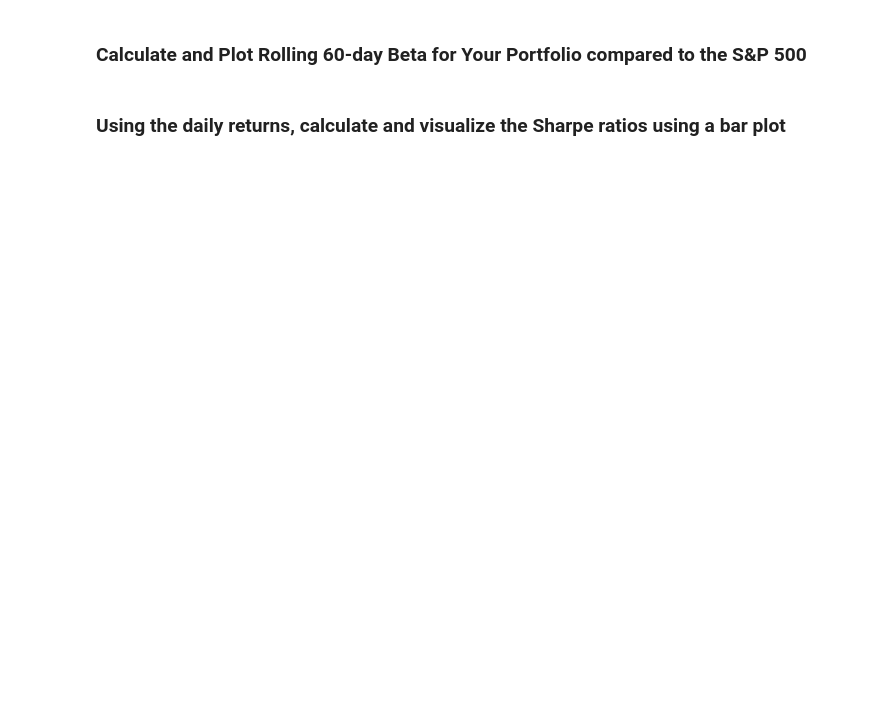
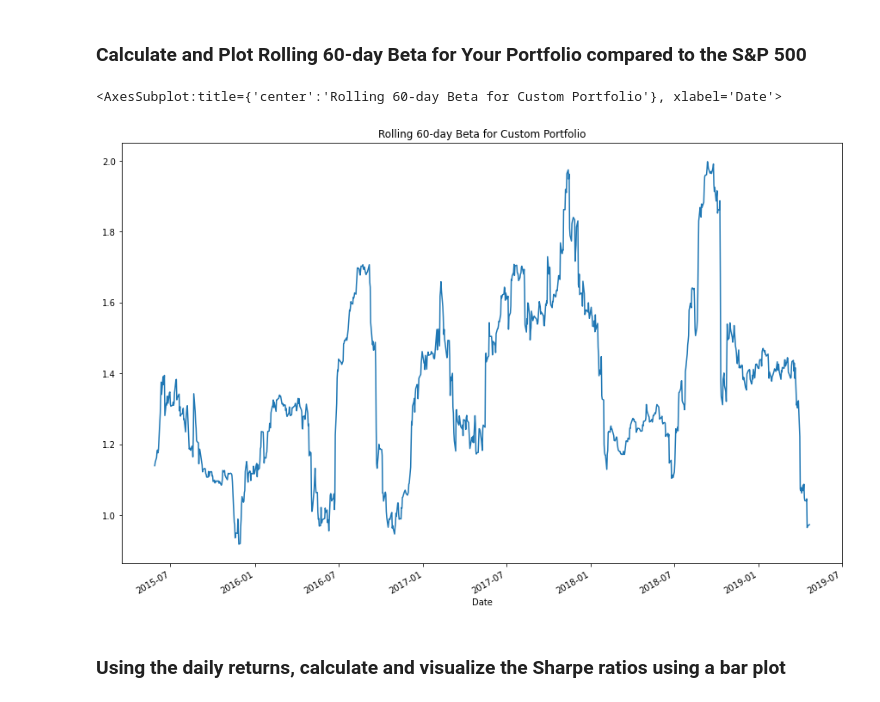
Before and after one commit to joeyh2/portfolio-analysis, a Jupyter notebook: whale_analysis.ipynb, the cells around one changed output. Drawn from its saved outputs; the diff is of its cells as text; code cells hidden in the pictures; blank space fills up the shorter version.

```diff
--- a/whale_analysis.ipynb
+++ b/whale_analysis.ipynb
@@ -575,3 +633,12 @@ weights = [1/3, 1/3, 1/3]
+# %%
+# Calculate and plot Beta
+rolling_cov = combined_returns_all['Custom Portfolio'].rolling(window = 60).cov(combined_returns_all['S&P 500'])
+rolling_var = combined_returns_all['S&P 500'].rolling(window = 60).var()
+rolling_beta_custom = rolling_cov/rolling_var
+rolling_beta_custom.plot(title = "Rolling 60-day Beta for Custom Portfolio", figsize = (15,10))
+# %% [output]
+<AxesSubplot:title={'center':'Rolling 60-day Beta for Custom Portfolio'}, xlabel='Date'>
+[figure, added]
 # %% [markdown]
 ### Using the daily returns, calculate and visualize the Sharpe ratios using a bar plot
 # %%
```
Also changed, not shown: parts of 30 cells of this notebook.
